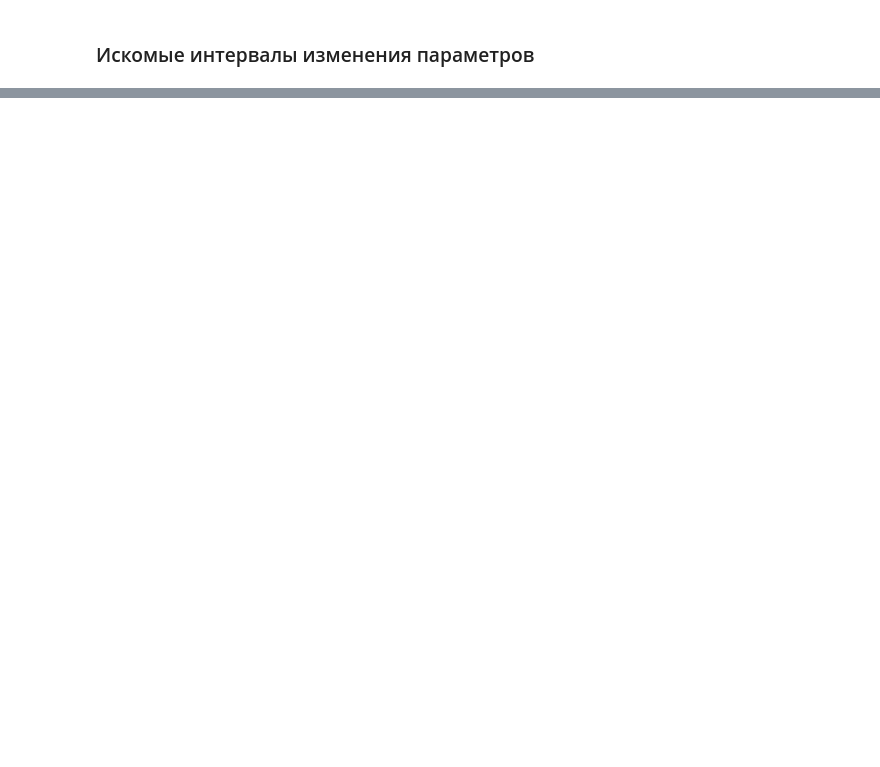
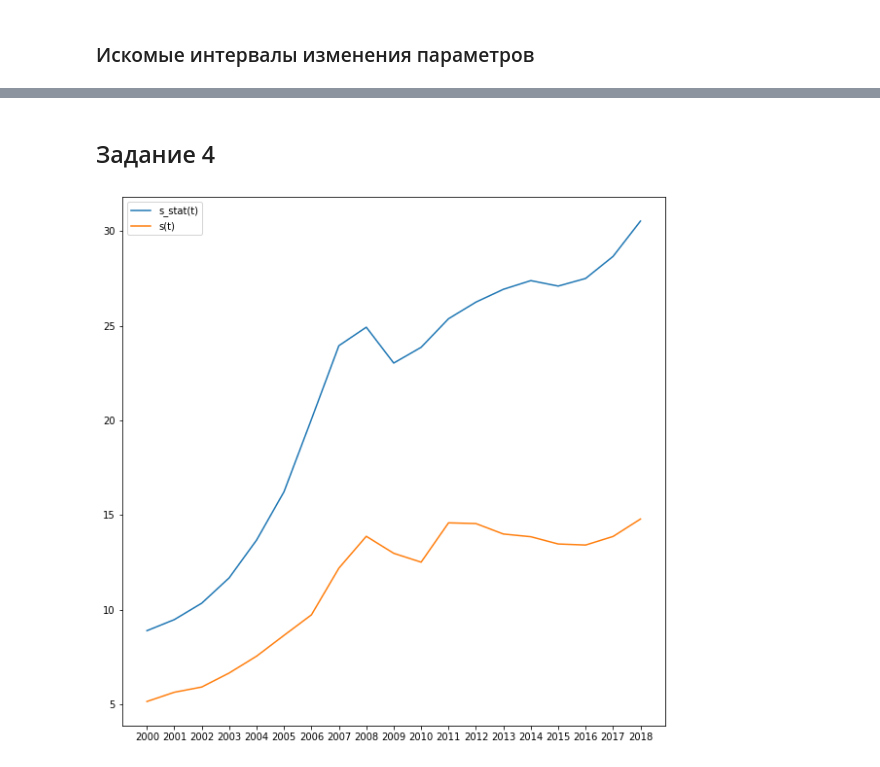
Before and after one commit to eph2795/macro_homeword, a Jupyter notebook: homework.ipynb, the cells around one changed output, grey strips where cells are left out. Drawn from its saved outputs; the diff is of its cells as text; code cells hidden in the pictures; blank space fills up the shorter version.

```diff
--- a/homework.ipynb
+++ b/homework.ipynb
@@ -326,0 +319,16 @@ nu0 = [0.010208128551995582, 0.020950945195990424]
+# %% [markdown]
+## Задание 4
+# %%
+p_stat = current_prices['Y'] / constant_prices['Y']
+# %%
+s_stat = current_prices['H'] / L_stat
+# %%
+s = p_stat / nu * (1 - alpha * x / nu) ** ((1 - alpha) / alpha)
+# %%
+plt.figure(figsize=(10, 10))
+plt.plot(dates, s_stat, label='s_stat(t)')
+plt.plot(dates, s, label='s(t)')
+plt.legend(loc='best')
+plt.show()
+# %% [output]
+[figure, added]
```
Also changed, not shown: parts of 2 cells of this notebook.
